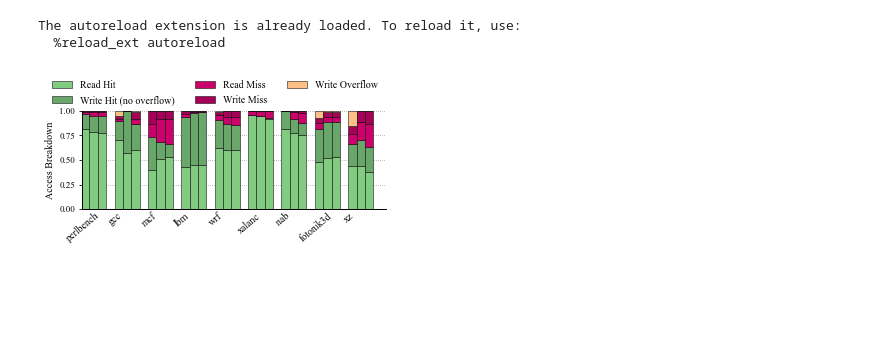
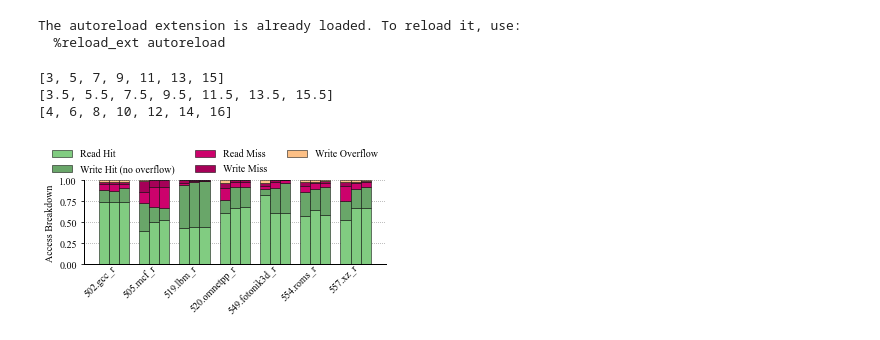
Before and after one commit to WANGHanshuo1220/data-repo-isca22-baryon, a Jupyter notebook: access_breakdown.ipynb, the cells around one changed output. Cells and saved outputs as stored; diff of their text form; code cells hidden in the pictures; blank space fills up the shorter version.

```diff
--- a/access_breakdown.ipynb
+++ b/access_breakdown.ipynb
@@ -38,20 +42,21 @@ ft = fm.FontProperties('Times New Roman')
 ft.set_size(10.0)
 # %%
 ''' Load data from file. '''
-csv_path = './layout_access_breakdown/opt1B.csv'
+csv_path = './layout_access_breakdown/stability_all.csv'
 csv_hd = pd.read_csv(csv_path, sep=',')
 # TODO assert workload_name
 # TODO assert scheme_name
 fig_xlabels = []
 fig_1B_xticks = []
 fig_data_1B_2darr = []
-xtick = -1
+xtick = 1
+schemedict1 = ['1B_' + item for item in scheme_dict]
 for idx, row in csv_hd.iterrows():
     workload_fullname = row[0]
     if any(workload in workload_fullname for workload in workload_list):
         row_value = []
         for col in row.keys():
-            if any(scheme in col for scheme in scheme_dict):
+            if any(scheme in col for scheme in schemedict1):
                 row_value.append(row[col])
         fig_data_1B_2darr.append(row_value)
         fig_xlabels.append(workload_fullname)
@@ -61,20 +66,21 @@ assert len(fig_data_1B_2darr) == len(fig_xlabels) == len(fig_1B_xticks)
 # pprint(fig_data_2darr)
 # %%
 ''' Load data from file. '''
-csv_path = './layout_access_breakdown/access_breakdown.csv'
+csv_path = './layout_access_breakdown/stability_all.csv'
 csv_hd = pd.read_csv(csv_path, sep=',')
 # TODO assert workload_name
 # TODO assert scheme_name
 fig_xlabels = []
 fig_xticks = []
 fig_data_2darr = []
-xtick = -0.5
+xtick = 1.5
+schemedict2 = ['5B_' + item for item in scheme_dict]
 for idx, row in csv_hd.iterrows():
     workload_fullname = row[0]
     if any(workload in workload_fullname for workload in workload_list):
         row_value = []
         for col in row.keys():
-            if any(scheme in col for scheme in scheme_dict):
+            if any(scheme in col for scheme in schemedict2):
                 row_value.append(row[col])
         fig_data_2darr.append(row_value)
         fig_xlabels.append(workload_fullname)
@@ -84,20 +90,21 @@ assert len(fig_data_2darr) == len(fig_xlabels) == len(fig_xticks)
 # pprint(fig_data_2darr)
 # %%
 ''' Load data from file. '''
-csv_path = './layout_access_breakdown/opt20B.csv'
+csv_path = './layout_access_breakdown/stability_all.csv'
 csv_hd = pd.read_csv(csv_path, sep=',')
 # TODO assert workload_name
 # TODO assert scheme_name
 fig_xlabels = []
 fig_20B_xticks = []
 fig_data_20B_2darr = []
-xtick = 0
+xtick = 2
+schemedict3 = ['20B_' + item for item in scheme_dict]
 for idx, row in csv_hd.iterrows():
     workload_fullname = row[0]
     if any(workload in workload_fullname for workload in workload_list):
         row_value = []
         for col in row.keys():
-            if any(scheme in col for scheme in scheme_dict):
+            if any(scheme in col for scheme in schemedict3):
                 row_value.append(row[col])
         fig_data_20B_2darr.append(row_value)
         fig_xlabels.append(workload_fullname)
@@ -122,7 +129,7 @@ h = easypyplot.barchart.draw(
     xticklabelrotation=40, # Uncomment this for rotated x tick labels
     prop=ft, # Uncomment if easypyplot supports font
     colors=fig_bar_colors)
-h = easypyplot.barchart.draw(
+h2 = easypyplot.barchart.draw(
     ax, fig_data_2darr,
     width=fig_bar_width,
     breakdown=True,
@@ -135,40 +142,50 @@ h = easypyplot.barchart.draw(
 h3 = easypyplot.barchart.draw(
     ax, fig_data_20B_2darr,
     width=fig_bar_width,
     breakdown=True,
     group_names=fig_xlabels,
     xticks=fig_20B_xticks,
     # xticklabelfontsize=fig_label_fontsize,
-    xticklabelrotation=40, # Uncomment this for rotated x tick labels
+    xticklabelrotation=45, # Uncomment this for rotated x tick labels
     prop=ft, # Uncomment if easypyplot supports font
     colors=fig_bar_colors)
 
+print(fig_1B_xticks)
+print(fig_xticks)
+print(fig_20B_xticks)
+
 ''' x axis '''
-ax.xaxis.set_tick_params(pad=-2)
-ax.set_xlim([ax.get_xticks()[0] - 1, ax.get_xticks()[-1] + 1])
-fig_xticks_fix = [item - 0.7 for item in fig_xticks]
+ax.xaxis.set_tick_params(pad=-5)
+ax.set_xlim([ax.get_xticks()[0] - 2, ax.get_xticks()[-1] + 1])
+fig_xticks_fix = [item +0.7 for item in fig_1B_xticks]
+# fig_xticks_fix[0] -= 0.2
 ax.set_xticks(fig_xticks_fix)
-ax.set_xticklabels(fig_xlabels, fontsize=fig_label_fontsize, fontproperties=ft)
+ax.set_xticklabels(fig_xlabels, fontsize=fig_label_fontsize, fontproperties=ft, ha='right')
 ax.xaxis.set_ticks_position('none') # Comment this and the next line for visible ticks
 # ax.tick_params(direction='in') # [in, out, inout]
 # ax.set_xlabel(fig_title)
 
 ''' y axis '''
 ax.yaxis.grid(True)
 ax.set_ylim(fig_ylim)
 ax.set_yticks(fig_yticks)
-ax.set_ylabel(fig_title, multialignment='center', fontproperties=ft)
+str_yticks = ['%.2f' % item for item in fig_yticks]
+ax.set_yticklabels(str_yticks, fontsize=fig_label_fontsize, fontproperties=ft)
+ax.set_ylabel(fig_title, multialignment='center', fontsize=fig_label_fontsize, fontproperties=ft)
 
 ''' legend '''
 legend = [scheme_dict[item] for item in scheme_dict]
 fig.legend(h, legend, loc='upper center', bbox_to_anchor=(0.5, 1.15),
         ncol=3, frameon=False, prop=ft)
 
 ''' last resize '''
 plt.tight_layout()
 easypyplot.format.resize_ax_box(ax, hratio=0.8)
 # %% [output]
+[3, 5, 7, 9, 11, 13, 15]
+[3.5, 5.5, 7.5, 9.5, 11.5, 13.5, 15.5]
+[4, 6, 8, 10, 12, 14, 16]
-[figure, old version]
+[figure, new version]
 # %%
 ''' Save figures'''
 fig.savefig(fig_name+'.pdf', format="pdf", bbox_inches = 'tight')
```
Also changed, not shown: parts of 1 cell of this notebook, 25 other files.
